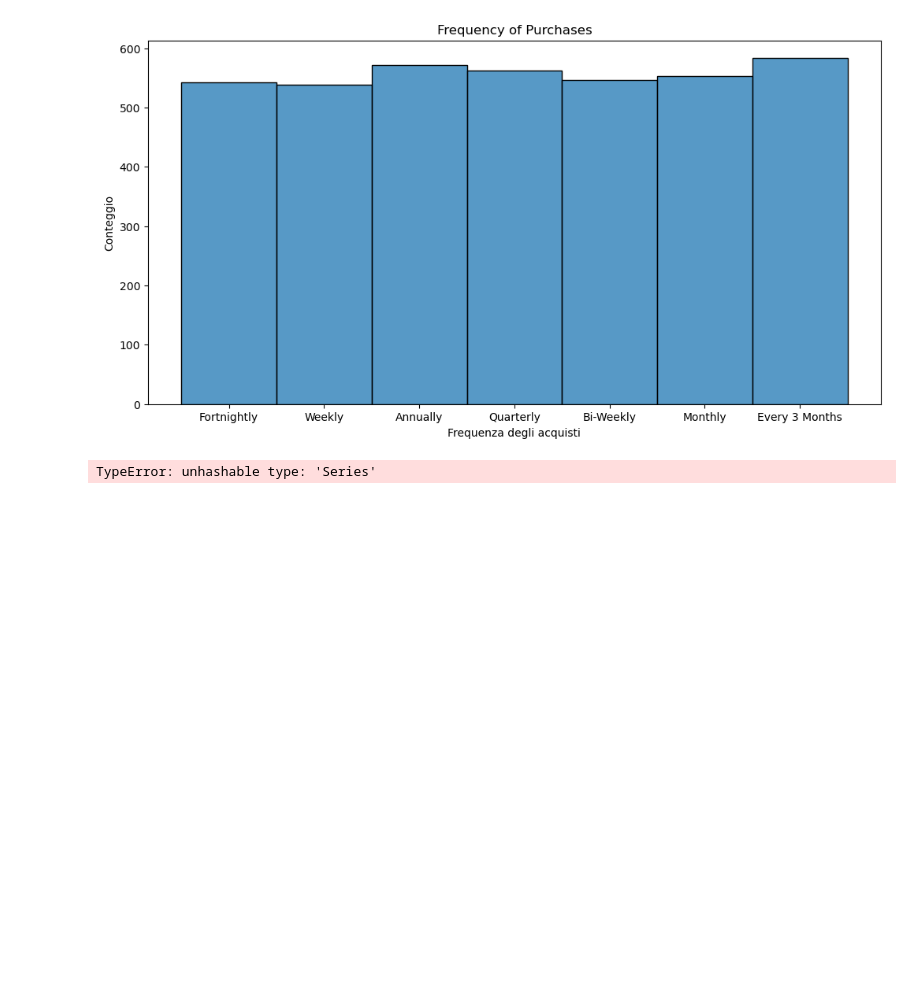
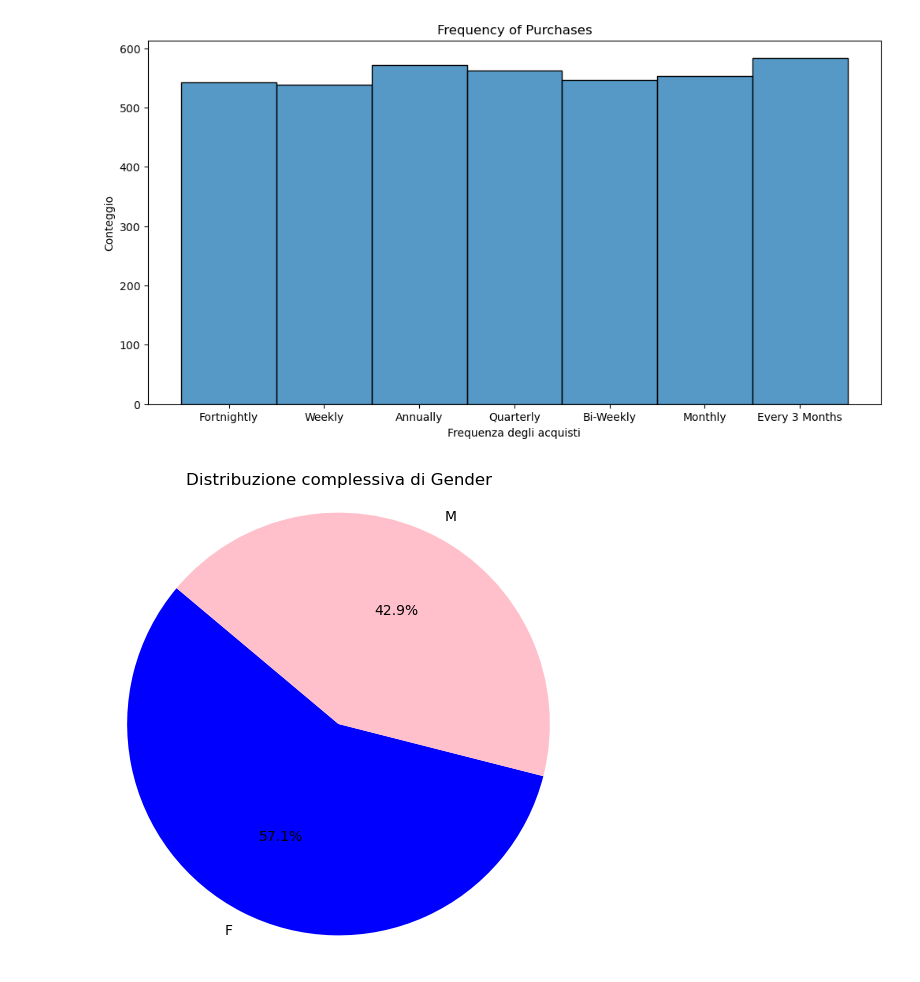
Before and after one commit to J0joFra/Shopping_Behavior, a Jupyter notebook: notebooks/DataVisualization.ipynb, the cells around one changed output. Saved outputs shown, nothing was run; the diff lists cells and outputs as text; code cells hidden in the pictures; blank space fills up the shorter version.

Commit message:
Update Charts

```diff
--- a/notebooks/DataVisualization.ipynb
+++ b/notebooks/DataVisualization.ipynb
@@ -138,23 +140,14 @@ plt.ylabel('Conteggio')
 plt.show()
 # %% [output]
 [figure]
-# %%
-# Frequency of Purchased by Item Purchased
-data = {df['Item Purchased'],df['Frequency of Purchases']}
-
-# Crea un DataFrame di Pandas
-df = pd.DataFrame(data)
-
-# Crea una tabella pivot per contare la frequenza di ogni articolo acquistato da ciascun cliente
-pivot_table = df.pivot_table(index=df['Item Purchased'], columns=df['Frequency of Purchases'],
-                             aggfunc='size', fill_value=0)
-
-# Crea una heatmap
-plt.figure(figsize=(10, 8))
-sns.heatmap(pivot_table, annot=True, cmap='Blues', linewidths=0.5)
-plt.title('Heatmap della Frequenza degli Articoli Acquistati')
-plt.xlabel('Articolo Acquistato')
-plt.ylabel('ID Cliente')
-plt.show()
-# %% [output]
-TypeError: unhashable type: 'Series'
+# %%
+# Distribuzione complessiva di Gender
+gender_counts_all = df['Gender'].value_counts()
+
+plt.figure(figsize=(6, 6))
+plt.pie(gender_counts_all, labels=gender_counts_all.index, autopct='%1.1f%%', colors=['blue', 'pink'], startangle=140)
+plt.title('Distribuzione complessiva di Gender')
+plt.axis('equal')  # Per garantire che il grafico sia un cerchio
+plt.show()
+# %% [output]
+[figure, added]
```
Also changed, not shown: parts of 1 cell of this notebook.
